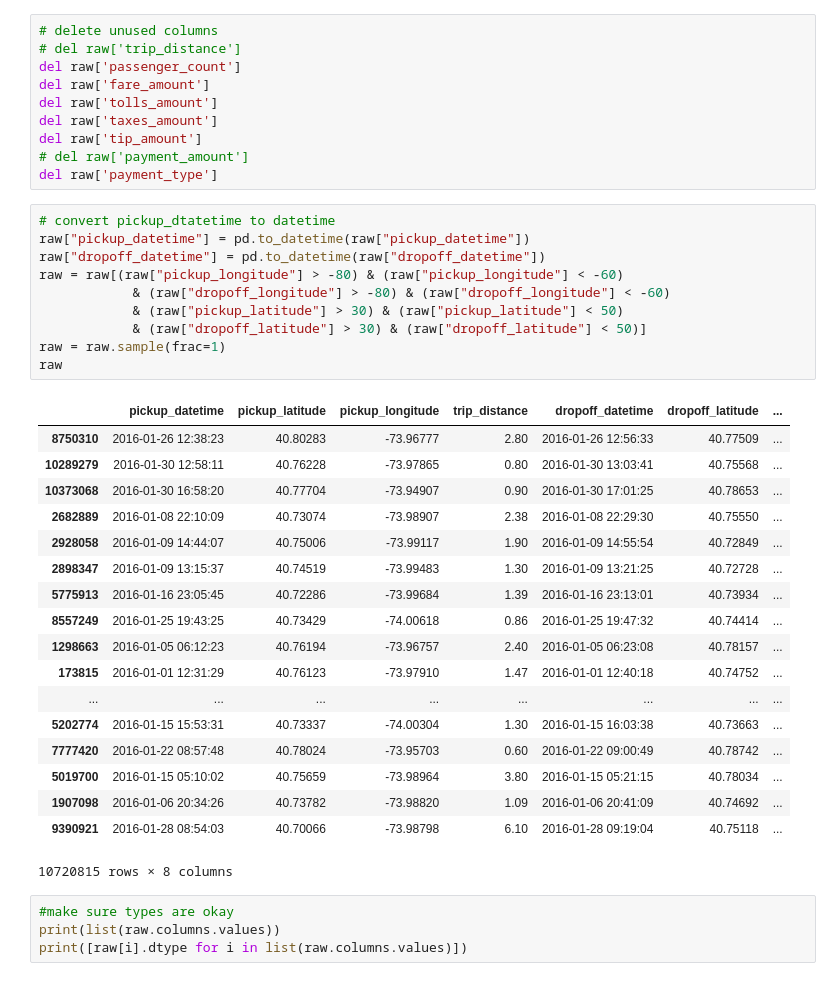
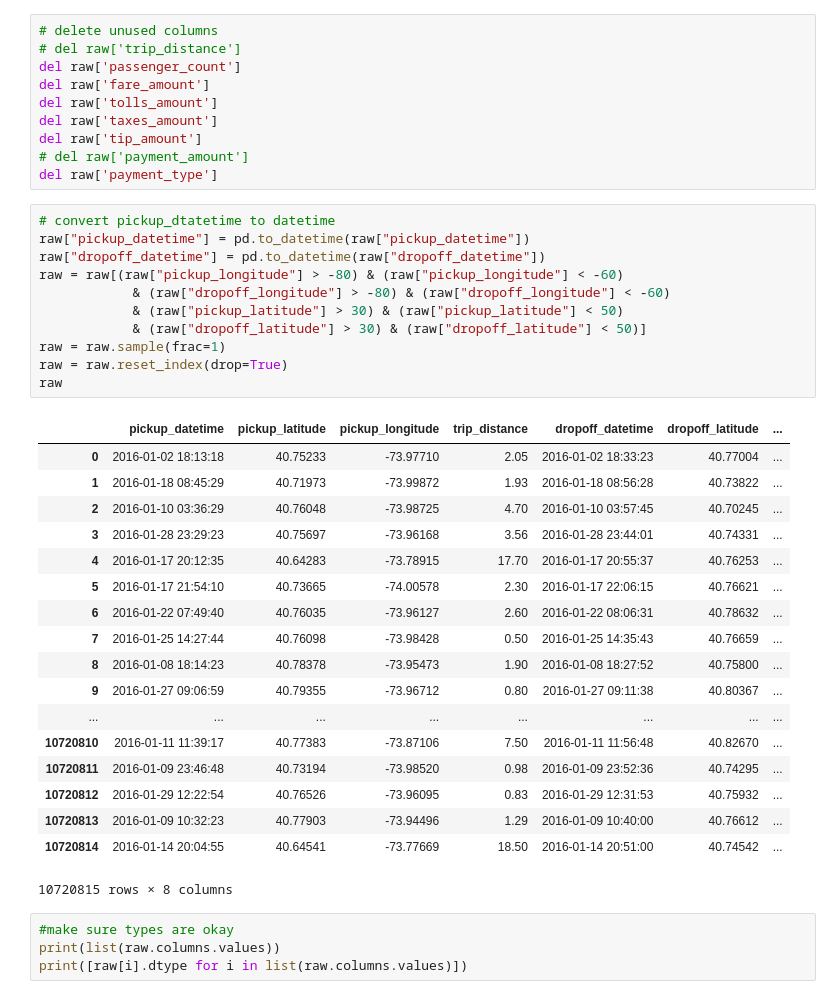
Before and after one commit to fagan2888/pafnutys-taxi, a Jupyter notebook: the_business.ipynb, the cells around one changed output. Cells and saved outputs as stored; diff of their text form.

```diff
--- a/the_business.ipynb
+++ b/the_business.ipynb
@@ -20,31 +20,32 @@ del raw['payment_type']
 # %%
 # convert pickup_dtatetime to datetime
 raw["pickup_datetime"] = pd.to_datetime(raw["pickup_datetime"])
 raw["dropoff_datetime"] = pd.to_datetime(raw["dropoff_datetime"])
 raw = raw[(raw["pickup_longitude"] > -80) & (raw["pickup_longitude"] < -60)
             & (raw["dropoff_longitude"] > -80) & (raw["dropoff_longitude"] < -60)
             & (raw["pickup_latitude"] > 30) & (raw["pickup_latitude"] < 50)
             & (raw["dropoff_latitude"] > 30) & (raw["dropoff_latitude"] < 50)]
 raw = raw.sample(frac=1)
+raw = raw.reset_index(drop=True)
 raw
 # %% [output]
 |  | pickup_datetime | pickup_latitude | pickup_longitude | trip_distance | dropoff_datetime | dropoff_latitude | ... |
-| 8750310 | 2016-01-26 12:38:23 | 40.80283 | -73.96777 | 2.80 | 2016-01-26 12:56:33 | 40.77509 | ... |
-| 10289279 | 2016-01-30 12:58:11 | 40.76228 | -73.97865 | 0.80 | 2016-01-30 13:03:41 | 40.75568 | ... |
-| 10373068 | 2016-01-30 16:58:20 | 40.77704 | -73.94907 | 0.90 | 2016-01-30 17:01:25 | 40.78653 | ... |
-| 2682889 | 2016-01-08 22:10:09 | 40.73074 | -73.98907 | 2.38 | 2016-01-08 22:29:30 | 40.75550 | ... |
-| 2928058 | 2016-01-09 14:44:07 | 40.75006 | -73.99117 | 1.90 | 2016-01-09 14:55:54 | 40.72849 | ... |
-| 2898347 | 2016-01-09 13:15:37 | 40.74519 | -73.99483 | 1.30 | 2016-01-09 13:21:25 | 40.72728 | ... |
-| 5775913 | 2016-01-16 23:05:45 | 40.72286 | -73.99684 | 1.39 | 2016-01-16 23:13:01 | 40.73934 | ... |
-| 8557249 | 2016-01-25 19:43:25 | 40.73429 | -74.00618 | 0.86 | 2016-01-25 19:47:32 | 40.74414 | ... |
-| 1298663 | 2016-01-05 06:12:23 | 40.76194 | -73.96757 | 2.40 | 2016-01-05 06:23:08 | 40.78157 | ... |
-| 173815 | 2016-01-01 12:31:29 | 40.76123 | -73.97910 | 1.47 | 2016-01-01 12:40:18 | 40.74752 | ... |
+| 0 | 2016-01-02 18:13:18 | 40.75233 | -73.97710 | 2.05 | 2016-01-02 18:33:23 | 40.77004 | ... |
+| 1 | 2016-01-18 08:45:29 | 40.71973 | -73.99872 | 1.93 | 2016-01-18 08:56:28 | 40.73822 | ... |
+| 2 | 2016-01-10 03:36:29 | 40.76048 | -73.98725 | 4.70 | 2016-01-10 03:57:45 | 40.70245 | ... |
+| 3 | 2016-01-28 23:29:23 | 40.75697 | -73.96168 | 3.56 | 2016-01-28 23:44:01 | 40.74331 | ... |
+| 4 | 2016-01-17 20:12:35 | 40.64283 | -73.78915 | 17.70 | 2016-01-17 20:55:37 | 40.76253 | ... |
+| 5 | 2016-01-17 21:54:10 | 40.73665 | -74.00578 | 2.30 | 2016-01-17 22:06:15 | 40.76621 | ... |
+| 6 | 2016-01-22 07:49:40 | 40.76035 | -73.96127 | 2.60 | 2016-01-22 08:06:31 | 40.78632 | ... |
+| 7 | 2016-01-25 14:27:44 | 40.76098 | -73.98428 | 0.50 | 2016-01-25 14:35:43 | 40.76659 | ... |
+| 8 | 2016-01-08 18:14:23 | 40.78378 | -73.95473 | 1.90 | 2016-01-08 18:27:52 | 40.75800 | ... |
+| 9 | 2016-01-27 09:06:59 | 40.79355 | -73.96712 | 0.80 | 2016-01-27 09:11:38 | 40.80367 | ... |
 | ... | ... | ... | ... | ... | ... | ... | ... |
-| 5202774 | 2016-01-15 15:53:31 | 40.73337 | -74.00304 | 1.30 | 2016-01-15 16:03:38 | 40.73663 | ... |
-| 7777420 | 2016-01-22 08:57:48 | 40.78024 | -73.95703 | 0.60 | 2016-01-22 09:00:49 | 40.78742 | ... |
-| 5019700 | 2016-01-15 05:10:02 | 40.75659 | -73.98964 | 3.80 | 2016-01-15 05:21:15 | 40.78034 | ... |
-| 1907098 | 2016-01-06 20:34:26 | 40.73782 | -73.98820 | 1.09 | 2016-01-06 20:41:09 | 40.74692 | ... |
-| 9390921 | 2016-01-28 08:54:03 | 40.70066 | -73.98798 | 6.10 | 2016-01-28 09:19:04 | 40.75118 | ... |
+| 10720810 | 2016-01-11 11:39:17 | 40.77383 | -73.87106 | 7.50 | 2016-01-11 11:56:48 | 40.82670 | ... |
+| 10720811 | 2016-01-09 23:46:48 | 40.73194 | -73.98520 | 0.98 | 2016-01-09 23:52:36 | 40.74295 | ... |
+| 10720812 | 2016-01-29 12:22:54 | 40.76526 | -73.96095 | 0.83 | 2016-01-29 12:31:53 | 40.75932 | ... |
+| 10720813 | 2016-01-09 10:32:23 | 40.77903 | -73.94496 | 1.29 | 2016-01-09 10:40:00 | 40.76612 | ... |
+| 10720814 | 2016-01-14 20:04:55 | 40.64541 | -73.77669 | 18.50 | 2016-01-14 20:51:00 | 40.74542 | ... |
 10720815 rows × 8 columns
 # %%
 #make sure types are okay
```
Also changed, not shown: parts of 6 cells of this notebook, 1 other file.
